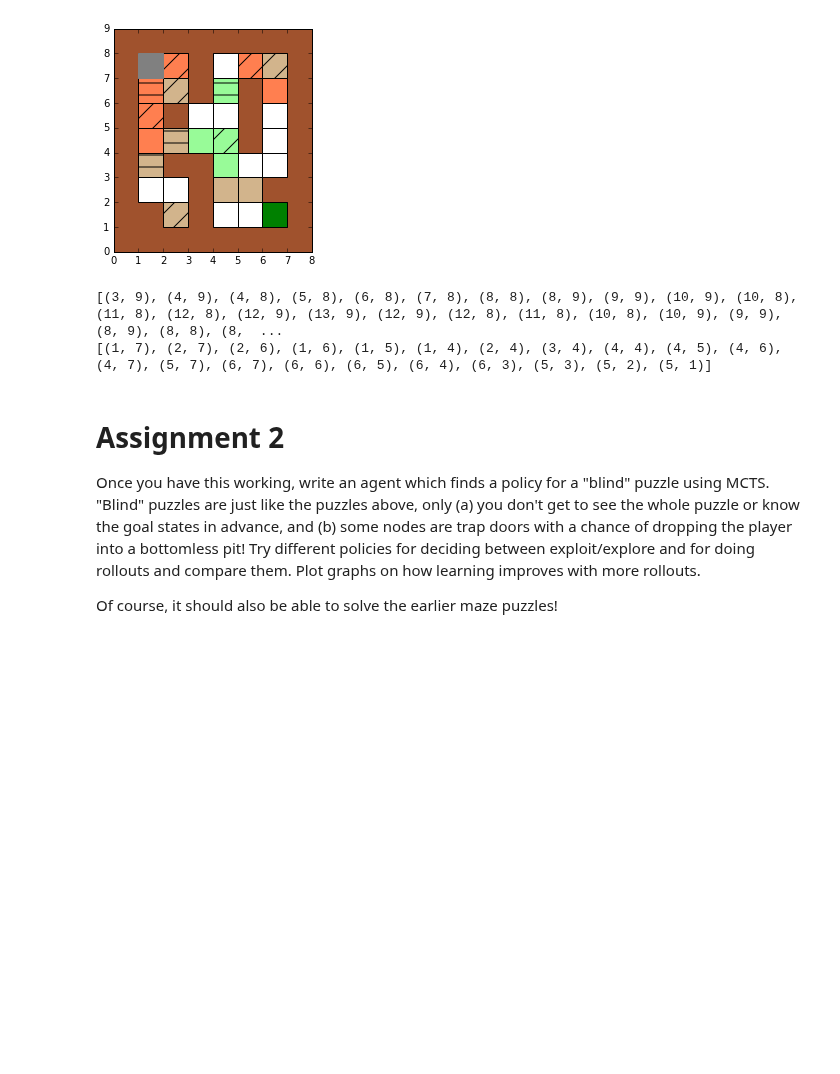
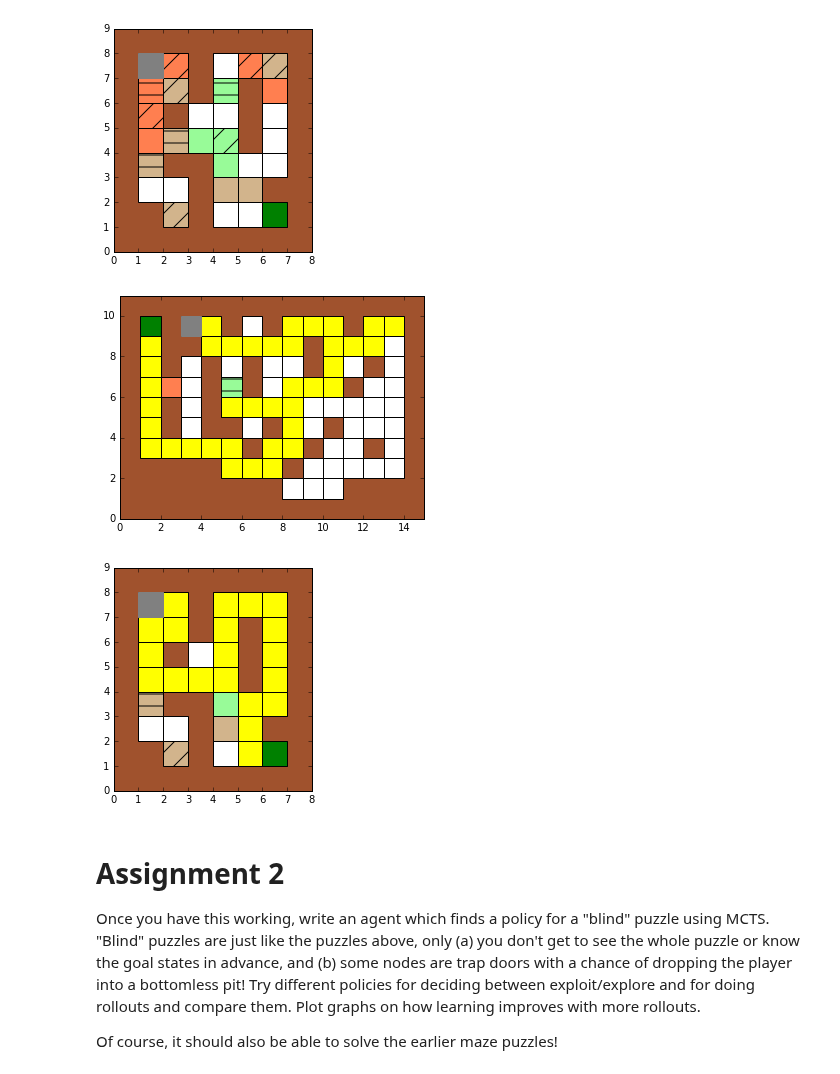
Before and after one commit to JoeOsborn/spcs-ai, a Jupyter notebook: projects/3-mazes/Kwan.ipynb, the cells around one changed output. Drawn from its saved outputs; the diff is of its cells as text; code cells hidden in the pictures; blank space fills up the shorter version.

```diff
--- a/projects/3-mazes/Kwan.ipynb
+++ b/projects/3-mazes/Kwan.ipynb
@@ -337,12 +337,17 @@ maze4().draw()
 # %% [output]
 [figure]
 [figure]
-# %%
-print(heuristic(maze3()))
-print(heuristic(maze4()))
-# %% [output]
-[(3, 9), (4, 9), (4, 8), (5, 8), (6, 8), (7, 8), (8, 8), (8, 9), (9, 9), (10, 9), (10, 8), (11, 8), (12, 8), (12, 9), (13, 9), (12, 9), (12, 8), (11, 8), (10, 8), (10, 9), (9, 9), (8, 9), (8, 8), (8,  ...
-[(1, 7), (2, 7), (2, 6), (1, 6), (1, 5), (1, 4), (2, 4), (3, 4), (4, 4), (4, 5), (4, 6), (4, 7), (5, 7), (6, 7), (6, 6), (6, 5), (6, 4), (6, 3), (5, 3), (5, 2), (5, 1)]
+# %%
+m3 = maze3()
+m3.update_move(heuristic(m3))
+m3.draw()
+
+m4 = maze4()
+m4.update_move(heuristic(m4))
+m4.draw()
+# %% [output]
+[figure, added]
+[figure, added]
 # %% [markdown]
 # Assignment 2
 
```
Also changed, not shown: parts of 3 cells of this notebook.
